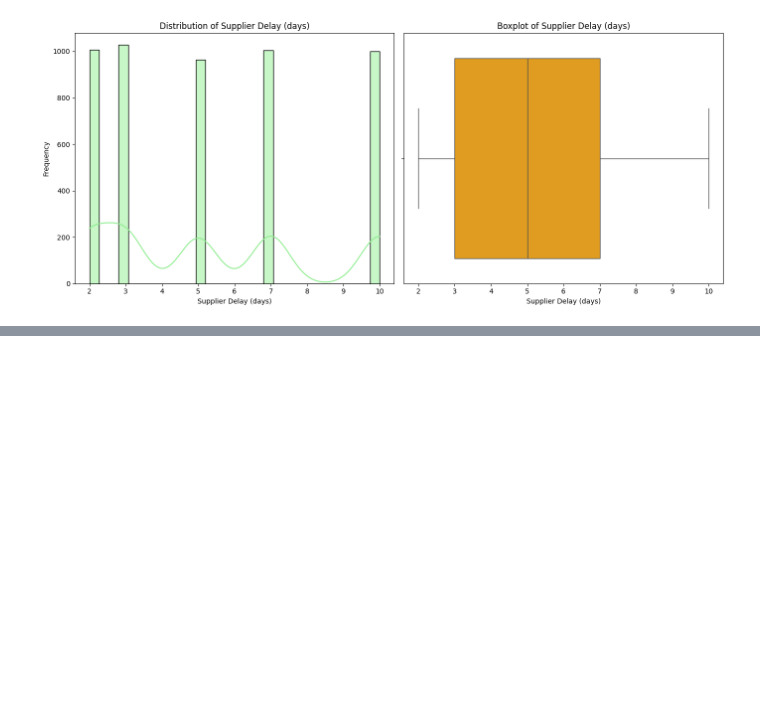
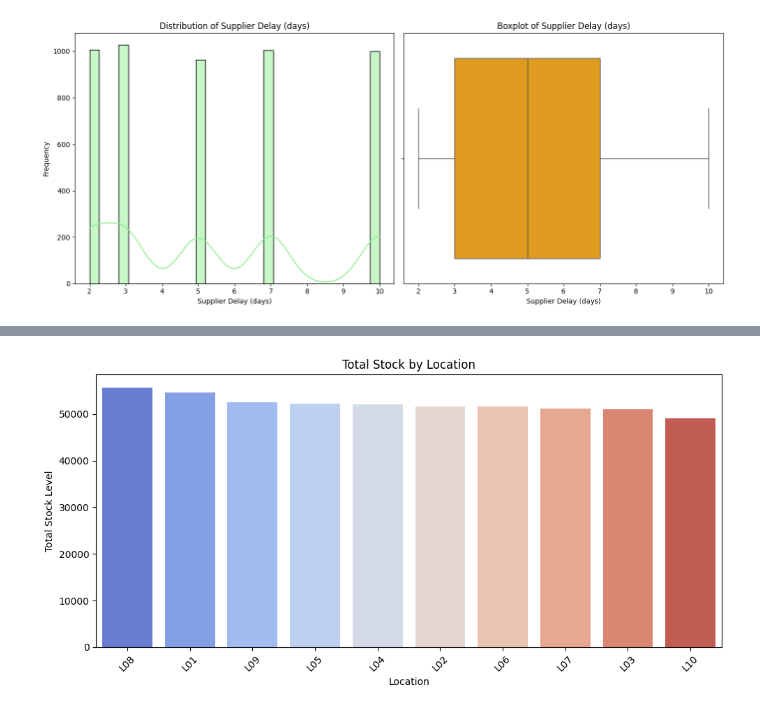
Before and after one commit to sachinn854/Product-Demand-Forecasting, a Jupyter notebook: 4_EDA/inventory.ipynb, the cells around one changed output, grey strips where cells are left out. Cells and saved outputs as stored; diff of their text form; code cells hidden in the pictures; blank space fills up the shorter version.

```diff
--- a/4_EDA/inventory.ipynb
+++ b/4_EDA/inventory.ipynb
@@ -83,0 +133,13 @@ plt.show()
+# %%
+stock_by_location = df.groupby('Location')['StockLevel'].sum().sort_values(ascending=False)
+
+plt.figure(figsize=(10, 5))
+sns.barplot(x=stock_by_location.index, y=stock_by_location.values,hue=stock_by_location.index,legend=False, palette='coolwarm')
+plt.title('Total Stock by Location')
+plt.xlabel('Location')
+plt.ylabel('Total Stock Level')
+plt.xticks(rotation=45)
+plt.tight_layout()
+plt.show()
+# %% [output]
+[figure, added]
```
Also changed, not shown: parts of 12 cells of this notebook.
